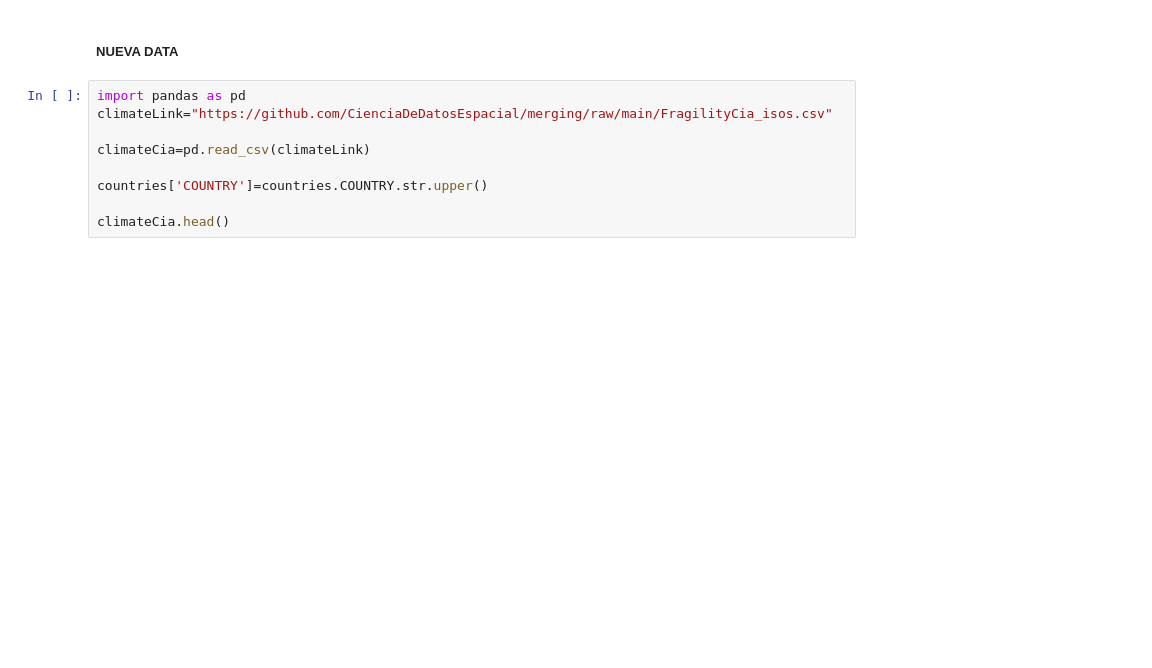
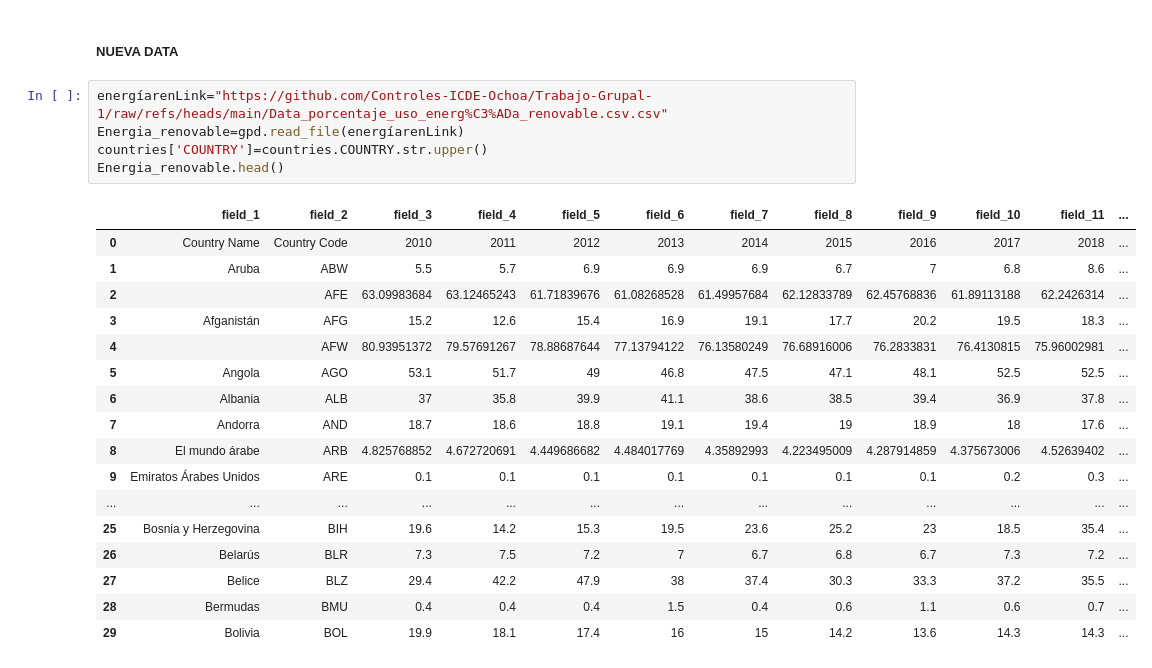
Before and after one commit to Controles-ICDE-Ochoa/Trabajo-Grupal-1, a Jupyter notebook: index.ipynb, the cells around one changed output. Saved outputs shown, nothing was run; the diff lists cells and outputs as text; blank space fills up the shorter version.

```diff
--- a/index.ipynb
+++ b/index.ipynb
@@ -789,11 +789,25 @@ ax.set_axis_off()
 # %% [markdown]
 ##### NUEVA DATA
 # %%
-import pandas as pd
-climateLink="https://github.com/CienciaDeDatosEspacial/merging/raw/main/FragilityCia_isos.csv"
-
-climateCia=pd.read_csv(climateLink)
-
+energíarenLink="https://github.com/Controles-ICDE-Ochoa/Trabajo-Grupal-1/raw/refs/heads/main/Data_porcentaje_uso_energ%C3%ADa_renovable.csv.csv"
+Energia_renovable=gpd.read_file(energíarenLink)
 countries['COUNTRY']=countries.COUNTRY.str.upper()
-
-climateCia.head()
+Energia_renovable.head()
+# %% [output]
+|  | field_1 | field_2 | field_3 | field_4 | field_5 | field_6 | field_7 | field_8 | field_9 | field_10 | field_11 | ... |
+| 0 | Country Name | Country Code | 2010 | 2011 | 2012 | 2013 | 2014 | 2015 | 2016 | 2017 | 2018 | ... |
+| 1 | Aruba | ABW | 5.5 | 5.7 | 6.9 | 6.9 | 6.9 | 6.7 | 7 | 6.8 | 8.6 | ... |
+| 2 |  | AFE | 63.09983684 | 63.12465243 | 61.71839676 | 61.08268528 | 61.49957684 | 62.12833789 | 62.45768836 | 61.89113188 | 62.2426314 | ... |
+| 3 | Afganistán | AFG | 15.2 | 12.6 | 15.4 | 16.9 | 19.1 | 17.7 | 20.2 | 19.5 | 18.3 | ... |
+| 4 |  | AFW | 80.93951372 | 79.57691267 | 78.88687644 | 77.13794122 | 76.13580249 | 76.68916006 | 76.2833831 | 76.4130815 | 75.96002981 | ... |
+| 5 | Angola | AGO | 53.1 | 51.7 | 49 | 46.8 | 47.5 | 47.1 | 48.1 | 52.5 | 52.5 | ... |
+| 6 | Albania | ALB | 37 | 35.8 | 39.9 | 41.1 | 38.6 | 38.5 | 39.4 | 36.9 | 37.8 | ... |
+| 7 | Andorra | AND | 18.7 | 18.6 | 18.8 | 19.1 | 19.4 | 19 | 18.9 | 18 | 17.6 | ... |
+| 8 | El mundo árabe | ARB | 4.825768852 | 4.672720691 | 4.449686682 | 4.484017769 | 4.35892993 | 4.223495009 | 4.287914859 | 4.375673006 | 4.52639402 | ... |
+| 9 | Emiratos Árabes Unidos | ARE | 0.1 | 0.1 | 0.1 | 0.1 | 0.1 | 0.1 | 0.1 | 0.2 | 0.3 | ... |
+| ... | ... | ... | ... | ... | ... | ... | ... | ... | ... | ... | ... | ... |
+| 25 | Bosnia y Herzegovina | BIH | 19.6 | 14.2 | 15.3 | 19.5 | 23.6 | 25.2 | 23 | 18.5 | 35.4 | ... |
+| 26 | Belarús | BLR | 7.3 | 7.5 | 7.2 | 7 | 6.7 | 6.8 | 6.7 | 7.3 | 7.2 | ... |
+| 27 | Belice | BLZ | 29.4 | 42.2 | 47.9 | 38 | 37.4 | 30.3 | 33.3 | 37.2 | 35.5 | ... |
+| 28 | Bermudas | BMU | 0.4 | 0.4 | 0.4 | 1.5 | 0.4 | 0.6 | 1.1 | 0.6 | 0.7 | ... |
+| 29 | Bolivia | BOL | 19.9 | 18.1 | 17.4 | 16 | 15 | 14.2 | 13.6 | 14.3 | 14.3 | ... |
```
Also changed, not shown: parts of 8 cells of this notebook, 1 other file.
